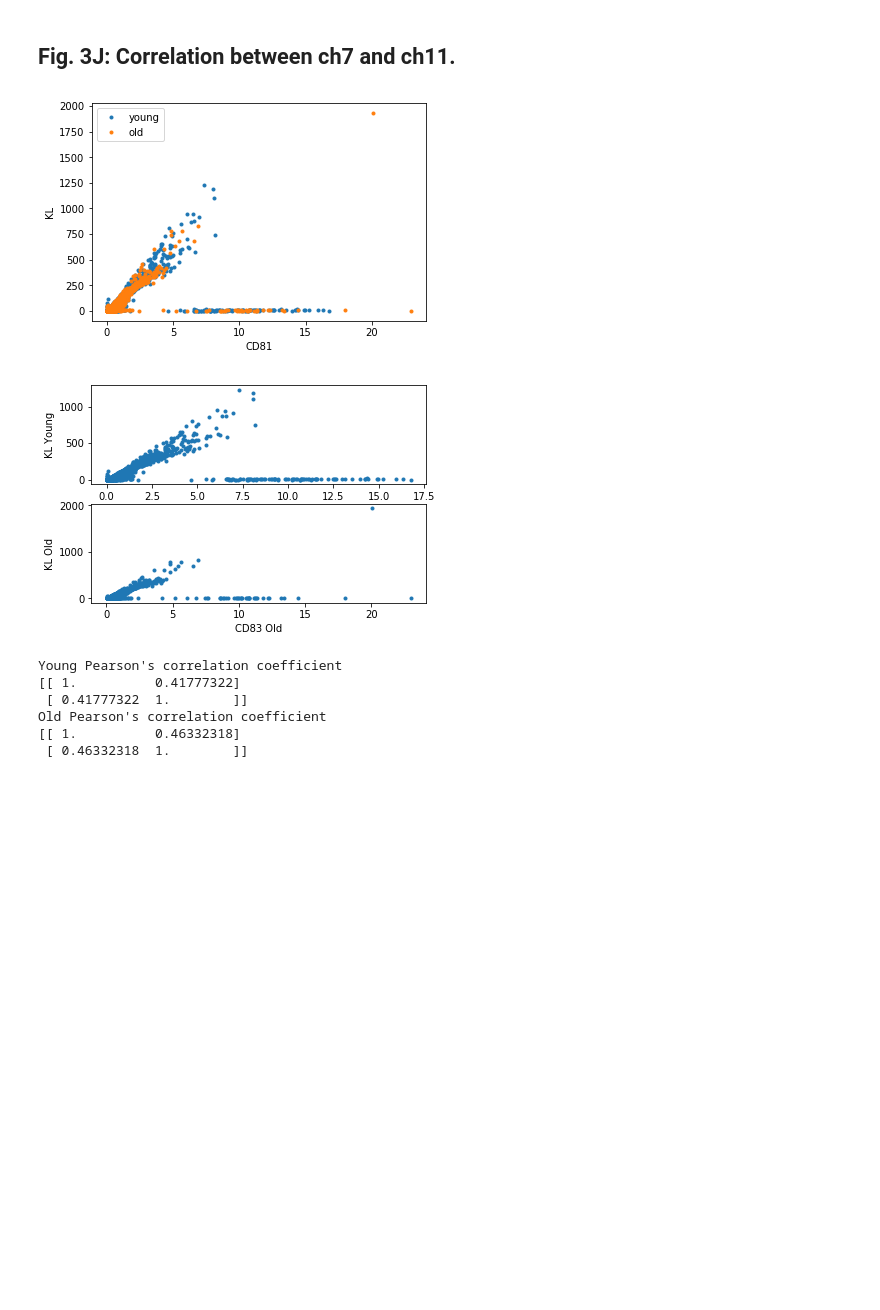
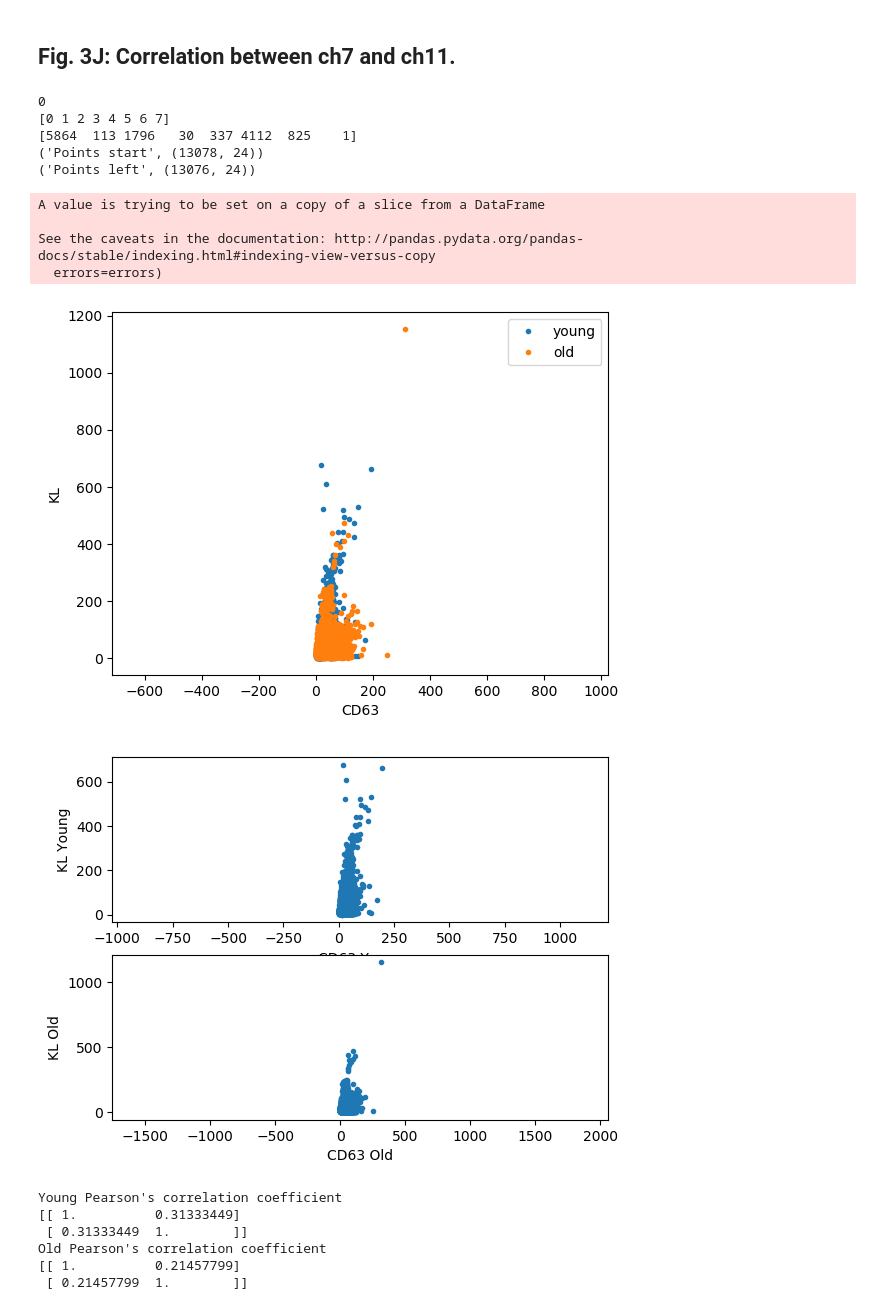
Before and after one commit to ankitbhatia/bioimage_aging, a Jupyter notebook: Final Analysis March 16.ipynb, the cells around one changed output. Drawn from its saved outputs; the diff is of its cells as text; code cells hidden in the pictures; blank space fills up the shorter version.

```diff
--- a/Final Analysis March 16.ipynb
+++ b/Final Analysis March 16.ipynb
@@ -498,41 +518,86 @@ AttributeError: 'DataFrame' object has no attribute 'Intensity_MC_KL'
 # %% [markdown]
 ## Fig. 3J: Correlation between ch7 and ch11.
+# %%
+#. Cluster the two populations
+X = filtered_db[['Intensity_MC_Ch07', 'Intensity_MC_KL']]
+x = X.values #returns a numpy array
+min_max_scaler = preprocessing.MinMaxScaler()
+x_scaled = min_max_scaler.fit_transform(x)
+clus = KMeans().fit(x_scaled)
+labels = clus.labels_
 # %%
-new_db = unfiltered_db
+clusters, size = np.unique(labels, return_counts=True)
+best_cluster = clusters[np.argmax(size)]
+print(best_cluster)
+print(clusters)
+print(size)
+non_zeroes = np.where(labels==best_cluster)
+c0_index = (non_zeroes[0])
+c0db = filtered_db.iloc[c0_index]
+
+new_db = filtered_db
+print('Points start', new_db.shape)
+new_db_index = new_db[(new_db.Intensity_MC_KL<100) & (new_db.Intensity_MC_Ch07>4)].index
+new_db.drop(new_db_index , inplace=True)
+print('Points left', new_db.shape)
 plt.figure()
-young_ch7_intensity = new_db[(new_db.Class ==1)].Intensity_MC_Ch07
+young_ch7_intensity = new_db[(new_db.Class ==1)].Intensity_MC_Ch02
 young_kl_intensity = new_db[(new_db.Class==1)].Intensity_MC_KL
-old_ch7_intensity = new_db[(new_db.Class ==0)].Intensity_MC_Ch07
+old_ch7_intensity = new_db[(new_db.Class ==0)].Intensity_MC_Ch02
 old_kl_intensity = new_db[(new_db.Class==0)].Intensity_MC_KL
 
 plt.plot(young_ch7_intensity, young_kl_intensity, '.')
 plt.plot(old_ch7_intensity, old_kl_intensity,'.')
 plt.legend(['young', 'old'])
-plt.xlabel('CD81')
+plt.xlabel('CD63')
 plt.ylabel('KL')
+plt.axis('equal')
 plt.show()
 # thought I should sperate these plots out.
 plt.subplot(2,1,1)
 plt.plot(young_ch7_intensity, young_kl_intensity, '.')
-plt.xlabel('CD81 Young')
+plt.xlabel('CD63 Young')
 plt.ylabel('KL Young')
+plt.axis('equal')
 plt.subplot(2,1,2)
 plt.plot(old_ch7_intensity, old_kl_intensity,'.')
-plt.xlabel('CD83 Old')
+plt.xlabel('CD63 Old')
 plt.ylabel('KL Old')
 # plt.legend(['young', 'old'])
+plt.axis('equal')
 plt.show()
 # Pearson's correlation coefficient
 print("Young Pearson's correlation coefficient")
 print(np.corrcoef(young_ch7_intensity, young_kl_intensity))
 print("Old Pearson's correlation coefficient")
 print(np.corrcoef(old_ch7_intensity, old_kl_intensity))
+
+
+#. Cluster the two populations
+X = filtered_db[['Intensity_MC_Ch07', 'Intensity_MC_KL']]
+kmeans = KMeans(n_clusters=4, random_state=2).fit(X)
+labels = kmeans.labels_
+non_zeroes = np.nonzero(labels-1)
+c0_index = (non_zeroes[0])
+non_zeroes = np.nonzero(labels)
+c1_index = (non_zeroes[0])
+c1db = filtered_db.iloc[c0_index]
+c1db.shape
 # %% [output]
+0
+[0 1 2 3 4 5 6 7]
+[5864  113 1796   30  337 4112  825    1]
+('Points start', (13078, 24))
+('Points left', (13076, 24))
+A value is trying to be set on a copy of a slice from a DataFrame
+
+See the caveats in the documentation: http://pandas.pydata.org/pandas-docs/stable/indexing.html#indexing-view-versus-copy
+  errors=errors)
-[figure, old version]
+[figure, new version]
-[figure, old version]
+[figure, new version]
-Young Pearson's correlation coefficient
-[[ 1.          0.41777322]
- [ 0.41777322  1.        ]]
-Old Pearson's correlation coefficient
-[[ 1.          0.46332318]
- [ 0.46332318  1.        ]]
+Young Pearson's correlation coefficient
+[[ 1.          0.31333449]
+ [ 0.31333449  1.        ]]
+Old Pearson's correlation coefficient
+[[ 1.          0.21457799]
+ [ 0.21457799  1.        ]]
```
Also changed, not shown: parts of 28 cells of this notebook, 6 other files.
